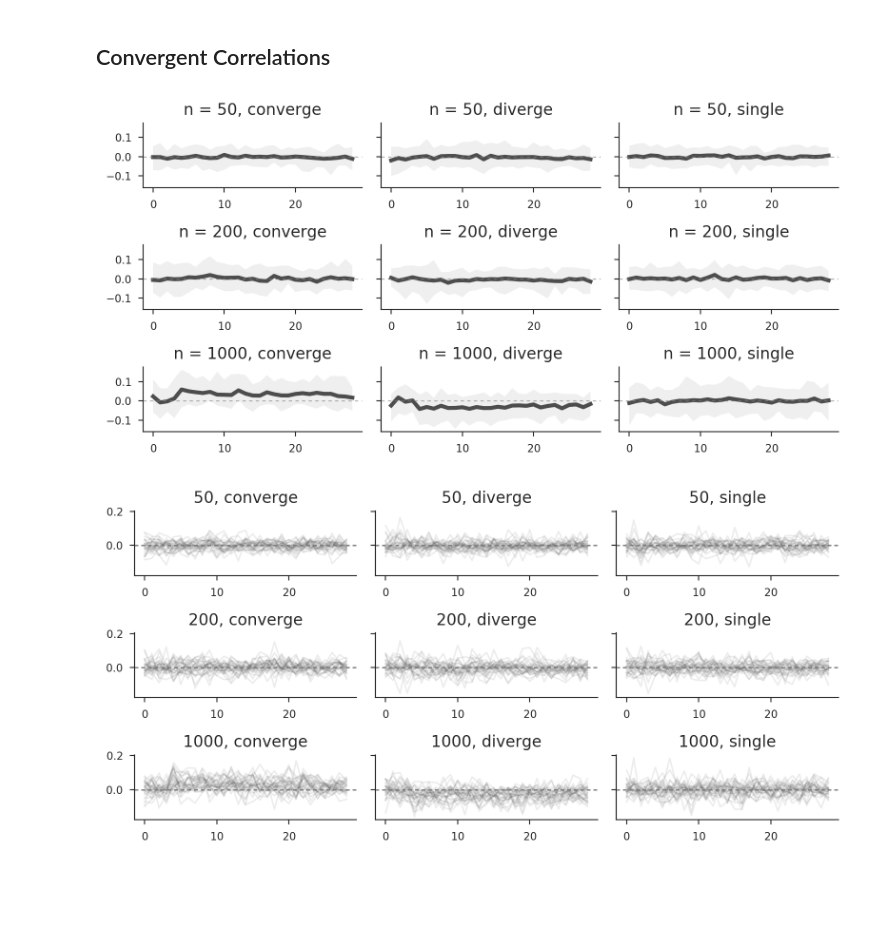
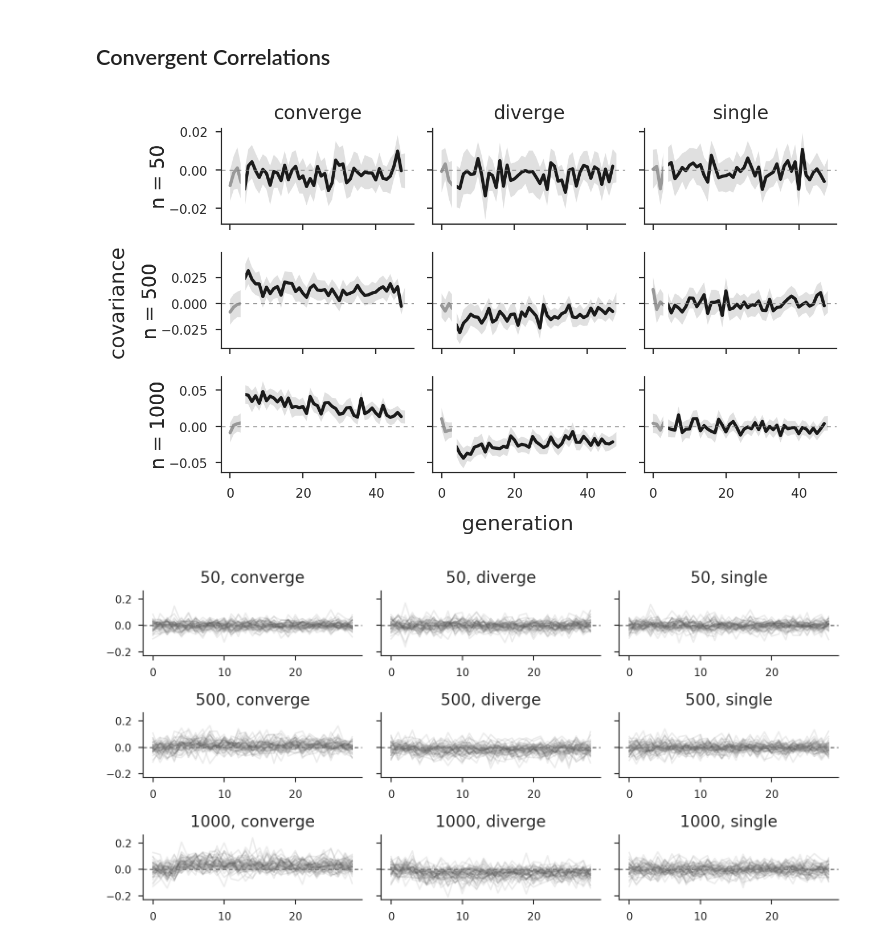
Before and after one commit to vsbuffalo/cvtk, a Jupyter notebook: notebooks/split_exp_architecture.ipynb, the cells around one changed output. Cells and saved outputs as stored; diff of their text form; code cells hidden in the pictures; blank space fills up the shorter version.

```diff
--- a/notebooks/split_exp_architecture.ipynb
+++ b/notebooks/split_exp_architecture.ipynb
@@ -169,7 +170,7 @@ for i, L in enumerate(Ls):
         assert(len(d.keys()) == 1)
         all = []
         for run in list(d.values())[0]:
-            ax[i, j].plot(run[1][:, 0], c='0.3')
+            ax[i, j].plot(run[1][:, 0], c='0.3', alpha=0.6)
             #ax[i, j].set_title(f"L = {L}, Va = {Va}")
             if j == 0:
                 ax[i, j].set_ylabel('G')
@@ -203,6 +204,8 @@ lightgray, darkgray = (0.6, 0.6, 0.6), (0.1, 0.1, 0.1)
 #lightgray, darkgray = '0.7', '0.3'
 maxgen = 50
 ref = 5
+pad = 10
+yscale = 1e5
 
 for i, L in enumerate(Ls):
     for j, Va in enumerate(Vas):
@@ -210,7 +213,7 @@ for i, L in enumerate(Ls):
         assert(len(d.keys()) == 1)
         # this essentially unnests the single element
         for run in list(d.values()):
-            tempcovs = stack_temporal_covariances(run[0].mean(axis=0), run[2][0], run[2][1])
+            tempcovs = stack_temporal_covariances(run[0].mean(axis=0), run[3][0], run[3][1])
             n = tempcovs[0].shape[0]
             idx = (np.arange(n) != ref) & (np.arange(n) < maxgen)
             ax[i, j].axhline(0, c='0.5', linewidth=0.5, linestyle=(0, (5, 5)))
@@ -219,15 +222,18 @@ for i, L in enumerate(Ls):
             fit = lowess(tempcovs[ref, idx, 1][selgen],
                          selgen, frac=1/2, return_sorted=True)
 
-            ax[i, j].plot(fit[:, 0], fit[:, 1], '-', c='red', linewidth=3)
-            ax[i, j].scatter(np.where(idx)[0], tempcovs[ref, idx, 1], c=cols)
+            ax[i, j].plot(fit[:, 0], yscale * fit[:, 1], '-', c='red', linewidth=3)
+            ax[i, j].scatter(np.where(idx)[0], yscale * tempcovs[ref, idx, 1], c=cols)
             #ax[i, j].set_title(f"L = {L}, Va = {Va}")
         if i == 0:
             ax[i, j].set_title(f"$V_A$ = {Va}")
         ax[i, 0].annotate(f"L = {L}", xy=(0, 0.5),
-                         xytext=(-ax[i, 0].yaxis.labelpad - pad, 0),
+                         xytext=(ax[i, 0].yaxis.labelpad - pad, 0),
                          xycoords=ax[i, 0].yaxis.label, textcoords='offset points',
                          size='large', ha='right', va='center', rotation=90)
-plt.tight_layout()
+
+fig.subplots_adjust(right=0.9, hspace=0.3, wspace=0.1)
+fig.text(0, 0.5, f"covariance ($\\times 10^{int(np.log10(yscale))}$)", va="center", fontsize=13, rotation='vertical')
+fig.text(0.45, 0, "generation", ha="center", fontsize=13)
 fig.savefig("plots/fig-architecture-cov.pdf", bbox_inches='tight')
 # %% [output]
@@ -237,7 +243,7 @@ fig.savefig("plots/fig-architecture-cov.pdf", bbox_inches='tight')
 # %%
 covs_2pop_subset = extract_runs({'mag': [1.0], 'Va': [0.01],
                                 'L': [1000],
-                                'sampleN':[50, 200, 1000]},
+                                'sampleN':[50, 500, 1000]},
                                 expfit_results)
 # %%
 covs_2pop_ave = average_runs(covs_2pop_subset)
@@ -246,35 +252,73 @@ params_2pop = params_vary_over(covs_2pop_ave)
 # %%
 sampleNs = sorted(params_2pop['sampleN'])
 modes = sorted(params_2pop['shifttype'])
 ALPHA = 0.05
-fix, ax = plt.subplots(nrows = len(sampleNs), ncols=len(modes), sharey=True)
+fig, ax = plt.subplots(nrows = len(sampleNs), ncols=len(modes),
+                       sharey='row', sharex=True)
 ref = 5
-CI_ALPHA = 0.1
+CI_ALPHA = 0.2
+lightgray, darkgray = (0.6, 0.6, 0.6), (0.1, 0.1, 0.1)
+pad = 0
+use_loess=False
 
 for i, sampleN in enumerate(sampleNs):
     for j, mode in enumerate(modes):
         d = extract_runs({'shifttype':[mode], 'sampleN':[sampleN]}, covs_2pop_ave)
         assert(len(d.keys()) == 1)
         for run in list(d.values()):
             cors = run[2][:, 0, ...]
             cor_ave = cors.mean(axis=0)
             n = cor_ave.shape[0]
+
             idx = (np.arange(n) != ref) & (np.arange(n) < maxgen)
-
-
-            cor_CI = np.quantile(cors, (ALPHA/2, 1-ALPHA/2), axis=0)
+            cor_CI_sim = np.quantile(cors, (ALPHA/2, 1-ALPHA/2), axis=0)
+            cor_sd = np.sqrt(np.var(cors, axis=0))
+            N = cors.shape[0]
+            cor_CI = np.stack((cor_ave - 2 * cor_sd/np.sqrt(N),
+                               cor_ave + 2 * cor_sd/np.sqrt(N)))
             cor_poly = CI_polygon(np.arange(maxgen-1),
                         cor_CI[0, ref, idx], cor_CI[1, ref, idx],
                         color='0.4', alpha=CI_ALPHA,
-                        linewidth=0, smooth=True)
+                        frac=1/3,
+                        linewidth=0, smooth=False)
+            cor_poly2 = CI_polygon(np.arange(maxgen-1),
+                        cor_CI_sim[0, ref, idx], cor_CI_sim[1, ref, idx],
+                        color='0.4', alpha=0.05,
+                        frac=1/3,
+                        linewidth=0, smooth=False)
             ax[i, j].add_patch(cor_poly)
-            ax[i, j].plot(cor_ave[ref, idx], c='0.3', linewidth=3)
-            ax[i, j].set_title(f"n = {sampleN}, {mode}")
+            #ax[i, j].add_patch(cor_poly2)
+            l1 = np.where((np.arange(n) < ref-1) & (np.arange(n) < maxgen))[0]
+            ax[i, j].plot(l1, cor_ave[ref, idx][l1], '-', c=lightgray,
+                          solid_capstyle='round',
+                          linewidth=2)
+
+            l2 = np.where((np.arange(n) > ref-1) & (np.arange(n) < maxgen-1))[0]
+            if use_loess:
+                fit = lowess(cor_ave[ref, idx][l2-1], l2, frac=1/4)
+                ax[i, j].plot(fit[:, 0], fit[:, 1], c=darkgray,
+                              linewidth=3,
+                              solid_capstyle='round')
+            else:
+                ax[i, j].plot(l2-1, cor_ave[ref, idx][l2-1], '-', c=darkgray,
+                              linewidth=2,
+                              solid_capstyle='round')
+            if i == 0:
+                ax[i, j].set_title(f"{mode}")
+            ax[i, j].axvline(ref-1.5, c='1', linewidth=3)
             ax[i, j].axhline(0, c='0.5', linewidth=0.5, linestyle=(0, (5, 5)))
-plt.tight_layout()
+            ax[i, 0].annotate(f"n = {sampleN}", xy=(0, 0.5),
+                              xytext=(ax[i, 0].yaxis.labelpad - pad, 0),
+                              xycoords=ax[i, 0].yaxis.label, textcoords='offset points',
+                         size='large', ha='right', va='center', rotation=90)
+            #ax[i, j].set_ylim(-0.05, 0.05)
+
+fig.subplots_adjust(right=0.8, hspace=0.3, wspace=0.1)
+fig.text(0, 0.5, "covariance", va="center", fontsize=13, rotation='vertical')
+fig.text(0.45, 0, "generation", ha="center", fontsize=13)
 fig.savefig("plots/fig-convergence-corrs.pdf", bbox_inches='tight')
 # %% [output]
-[figure, old version]
+[figure, new version]
 # %%
 sampleNs = sorted(params_2pop['sampleN'])
 modes = sorted(params_2pop['shifttype'])
@@ -294,4 +338,4 @@ for i, sampleN in enumerate(sampleNs):
             ax[i, j].set_title(f"{sampleN}, {mode}")
 plt.tight_layout()
 # %% [output]
-[figure, old version]
+[figure, new version]
```
Also changed, not shown: parts of 9 cells of this notebook, 13 other files.
